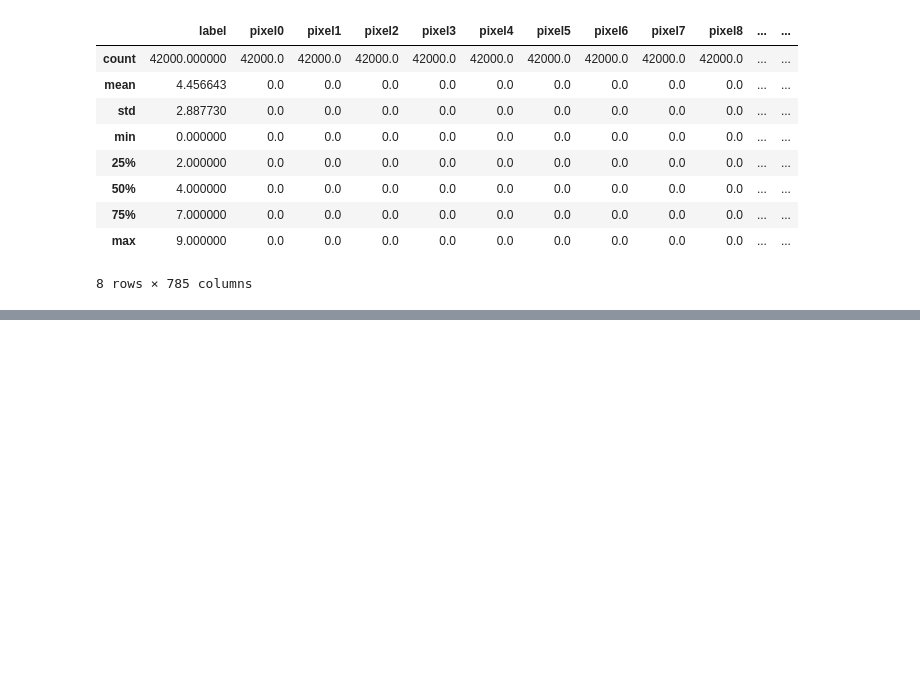
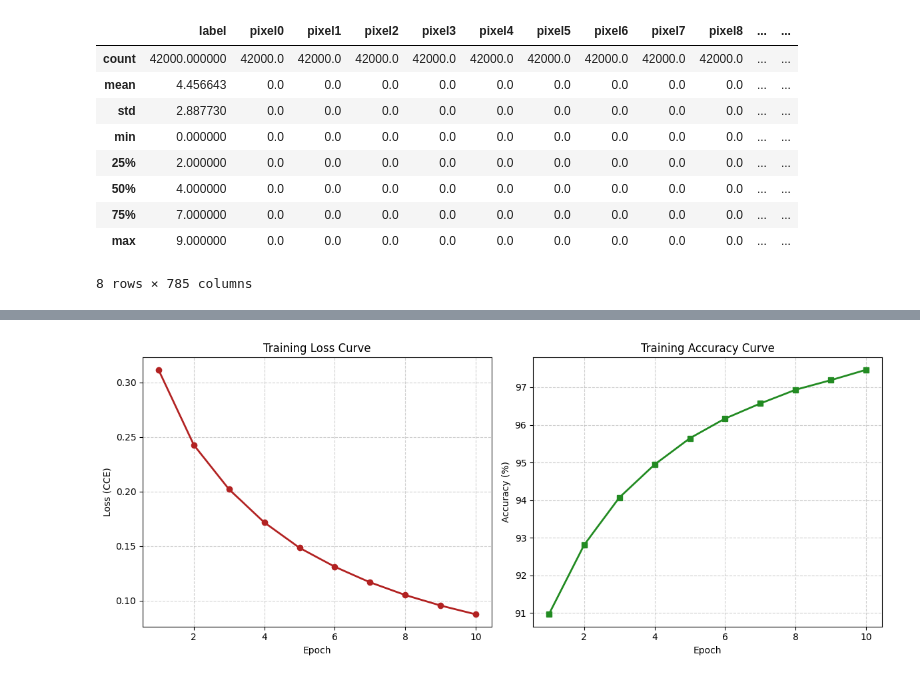
Before and after one commit to sebastianbrubaker/mlp_from_scratch, a Jupyter notebook: notebook.ipynb, the cells around one changed output, grey strips where cells are left out. Drawn from its saved outputs; the diff is of its cells as text; code cells hidden in the pictures; blank space fills up the shorter version.

```diff
--- a/notebook.ipynb
+++ b/notebook.ipynb
@@ -76,0 +170,82 @@ plt.show()
+# %%
+# Train!
+N = 150     # batch size
+ada = 0.1   # learning rate
+epochs = 10
+
+loss_history = []
+accuracy_history = []
+
+# init weigths and biases
+# Scale by sqrt(2 / neurons_in)
+W1 = rng.normal(loc=0.0, scale=np.sqrt(2.0 / 784), size=(64, 784))
+b1 = np.zeros((64, 1))
+
+W2 = rng.normal(loc=0.0, scale=np.sqrt(2.0 / 64), size=(64, 64))
+b2 = np.zeros((64, 1))
+
+W3 = rng.normal(loc=0.0, scale=np.sqrt(2.0 / 64), size=(10, 64))
+b3 = np.zeros((10, 1))
+
+for epoch in range(epochs):
+    epoch_loss = 0
+    correct_predictions = 0
+    total_samples = X_train.shape[1]
+
+    for i in range(0, X_train.shape[1], N):
+        cache = forward(
+            X_train[ : ,i:i+N],
+            W1, b1,
+            W2, b2,
+            W3, b3
+        )
+
+        grads = backward(cache, Y_train_one_hot[ : ,i:i+N], N)
+
+        W1 -= ada*grads["dW1"]
+        b1 -= ada*grads["db1"]
+
+        W2 -= ada*grads["dW2"]
+        b2 -= ada*grads["db2"]
+
+        W3 -= ada*grads["dW3"]
+        b3 -= ada*grads["db3"]
+
+    # --- END OF EPOCH EVALUATION ---
+    # Run one full forward pass across the training data to get clean epoch-level metrics
+    full_cache = forward(X_train, W1, b1, W2, b2, W3, b3)
+
+    # Calculate CCE Cost
+    current_loss = cce(full_cache["A3"], Y_train_one_hot)
+    loss_history.append(current_loss)
+
+    # Calculate Accuracy
+    predictions = np.argmax(full_cache["A3"], axis=0)
+    targets = np.argmax(Y_train_one_hot, axis=0)
+    current_accuracy = np.mean(predictions == targets) * 100
+    accuracy_history.append(current_accuracy)
+
+    print(f"Epoch {epoch+1}/{epochs} -> Loss: {current_loss:.4f} | Accuracy: {current_accuracy:.2f}%")
+
+# --- PLOTTING PERFORMANCE METRICS ---
+plt.figure(figsize=(12, 5))
+
+# Plot 1: Categorical Cross-Entropy Loss Curve
+plt.subplot(1, 2, 1)
+plt.plot(range(1, epochs + 1), loss_history, marker='o', color='firebrick', linewidth=2)
+plt.title('Training Loss Curve')
+plt.xlabel('Epoch')
+plt.ylabel('Loss (CCE)')
+plt.grid(True, linestyle='--', alpha=0.6)
+
+# Plot 2: Accuracy Curve
+plt.subplot(1, 2, 2)
+plt.plot(range(1, epochs + 1), accuracy_history, marker='s', color='forestgreen', linewidth=2)
+plt.title('Training Accuracy Curve')
+plt.xlabel('Epoch')
+plt.ylabel('Accuracy (%)')
+plt.grid(True, linestyle='--', alpha=0.6)
+
+plt.tight_layout()
+plt.show()
+# %% [output]
@@ -76,0 +262 @@ plt.show()
+[figure, added]
```
Also changed, not shown: parts of 10 cells of this notebook.
